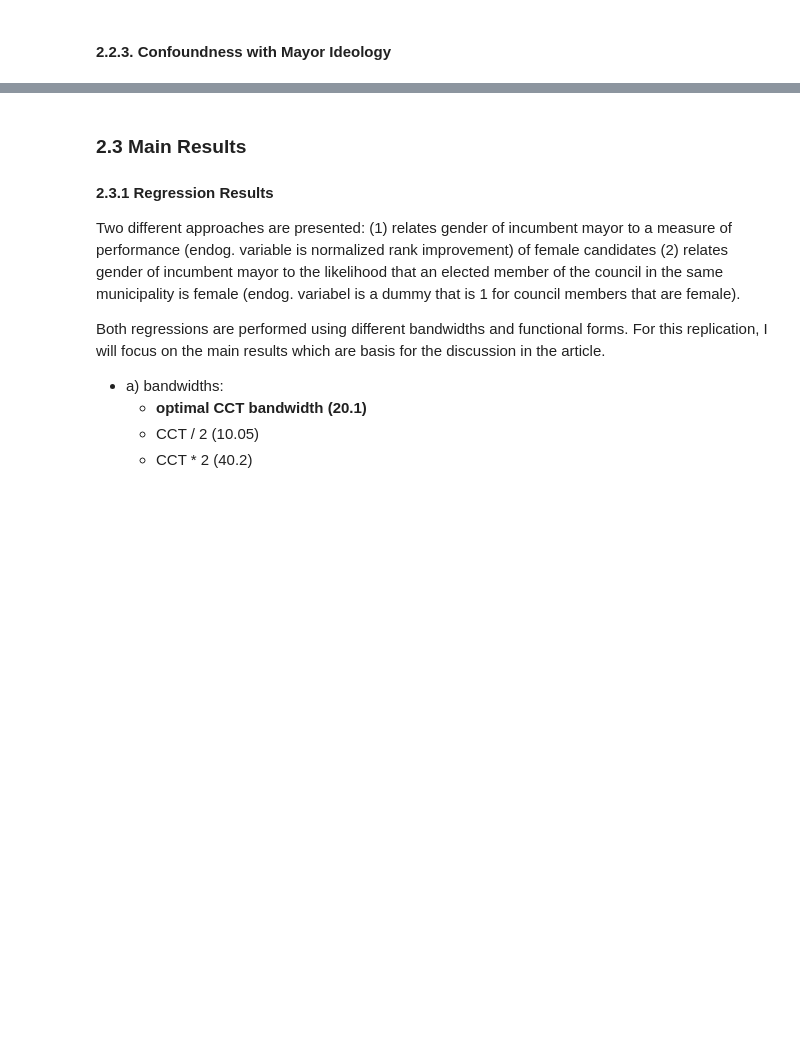
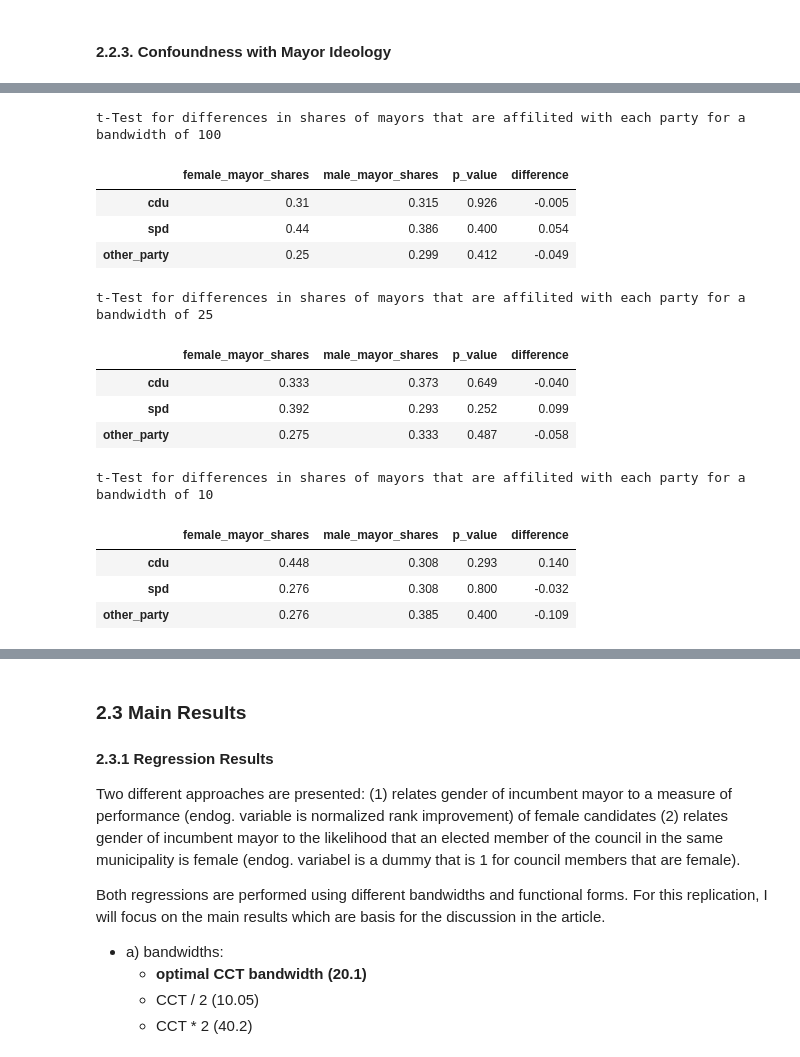
Before and after one commit to DaLueke/replication-baskeran-hessami-2018, a Jupyter notebook: student_project.ipynb, the cells around one changed output, grey strips where cells are left out. Drawn from its saved outputs; the diff is of its cells as text; code cells hidden in the pictures; blank space fills up the shorter version.

```diff
--- a/student_project.ipynb
+++ b/student_project.ipynb
@@ -516,0 +571,59 @@ Summarizing, the presented results differ from those presented in the article by
+# %%
+# Run a t-test for differences in the shares of party affiliation for male and female
+# mayors that won a mixed-gender election
+
+rslt_dict = {}
+bandwidths = [100, 25, 10]
+parties = ["cdu", "spd", "other_party"]
+
+# loop over different bandwiths
+for bw in bandwidths:
+    container = pd.DataFrame(index=parties)
+
+    # Select data on party affiniation of mayors that won mixed-gender elections
+    data = df_mayor_election_data.loc[
+        (df_mayor_election_data["rdd_sample"]==1) & (abs(df_mayor_election_data["margin_1"])<bw)
+    ]
+
+    # loop over paties (only spd, cdu and "other" are available) and calculate the shares
+    # of elected mayors that are affiliated with the particular party
+    for p in parties:
+        container.loc[p, "female_mayor_shares"] = np.round(
+            data.loc[data["female_mayor"]==1, p + "_winner"].sum() / data["female_mayor"].sum(), 3
+        )
+        container.loc[p, "male_mayor_shares"] = np.round(
+            data.loc[data["female_mayor"]==0, p + "_winner"].sum() / data["male_mayor"].sum(), 3
+        )
+
+        # Calculate t-test for difference in means
+        statistic, p_value = ttest_ind(
+            data.loc[data["female_mayor"]==1, p + "_winner"],
+            data.loc[data["male_mayor"]==1, p + "_winner"]
+        )
+        container.loc[p, "p_value"] = p_value.round(3)
+
+    # calculate differences in shares of party affiliation between males and females
+    container["difference"] = container["female_mayor_shares"] - container["male_mayor_shares"]
+
+    rslt_dict[bw] = container
+
+# Print resulting dict in an understanable way
+for k in rslt_dict.keys():
+    print("t-Test for differences in shares of mayors that are affilited with each party for a bandwidth of {}".format(k))
+    display(rslt_dict[k])
+# %% [output]
+t-Test for differences in shares of mayors that are affilited with each party for a bandwidth of 100
+|  | female_mayor_shares | male_mayor_shares | p_value | difference |
+| cdu | 0.31 | 0.315 | 0.926 | -0.005 |
+| spd | 0.44 | 0.386 | 0.400 | 0.054 |
+| other_party | 0.25 | 0.299 | 0.412 | -0.049 |
+t-Test for differences in shares of mayors that are affilited with each party for a bandwidth of 25
+|  | female_mayor_shares | male_mayor_shares | p_value | difference |
+| cdu | 0.333 | 0.373 | 0.649 | -0.040 |
+| spd | 0.392 | 0.293 | 0.252 | 0.099 |
+| other_party | 0.275 | 0.333 | 0.487 | -0.058 |
+t-Test for differences in shares of mayors that are affilited with each party for a bandwidth of 10
+|  | female_mayor_shares | male_mayor_shares | p_value | difference |
+| cdu | 0.448 | 0.308 | 0.293 | 0.140 |
+| spd | 0.276 | 0.308 | 0.800 | -0.032 |
+| other_party | 0.276 | 0.385 | 0.400 | -0.109 |
```
Also changed, not shown: parts of 12 cells of this notebook.
